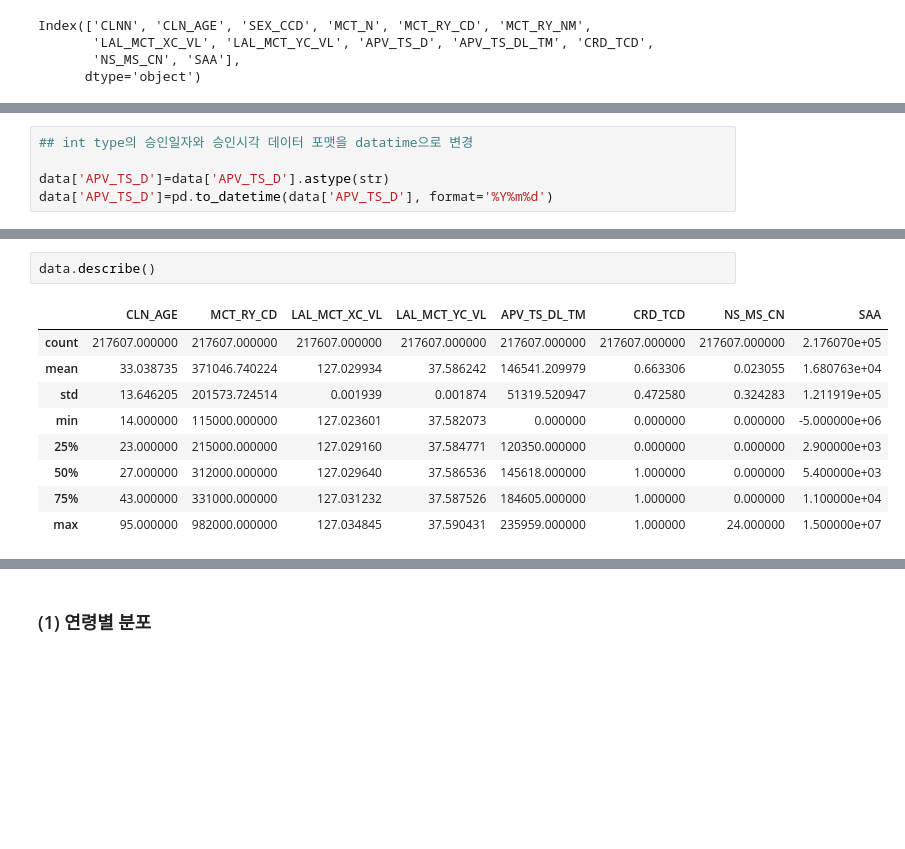
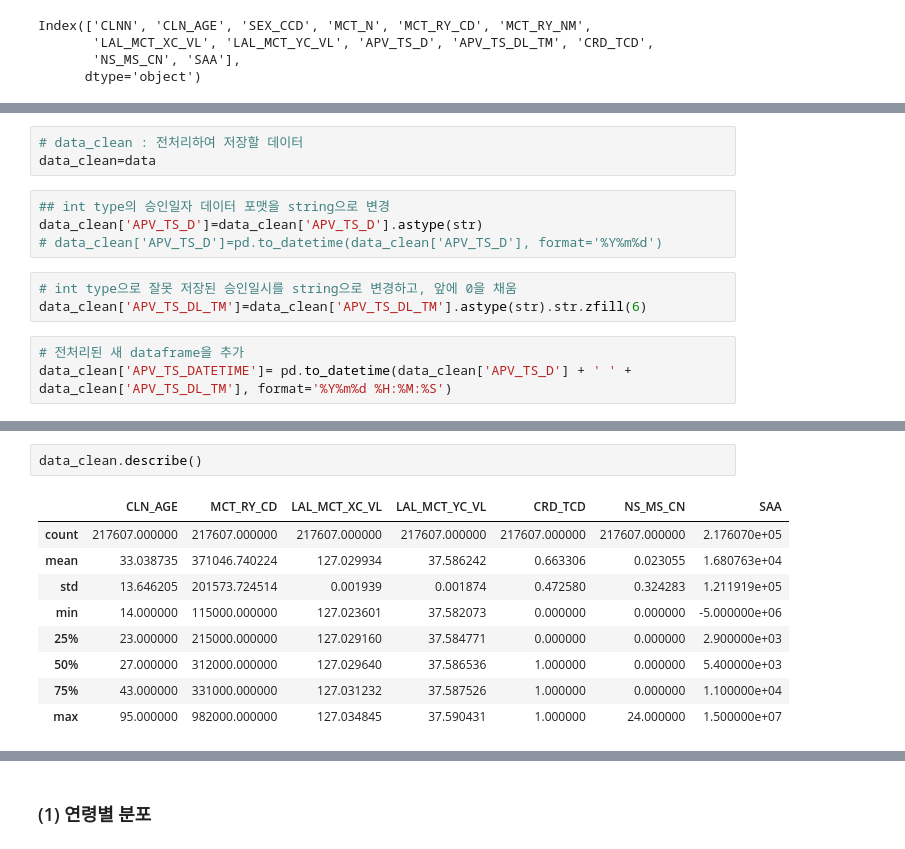
Before and after one commit to lain-02/aiproject, a Jupyter notebook: ai_project.ipynb, the cells around one changed output, grey strips where cells are left out. Cells and saved outputs as stored; diff of their text form; blank space fills up the shorter version.

```diff
--- a/ai_project.ipynb
+++ b/ai_project.ipynb
@@ -50,5 +82,13 @@ memory usage: 21.6+ MB
+# %%
+# data_clean : 전처리하여 저장할 데이터
+data_clean=data
 # %%
-## int type의 승인일자와 승인시각 데이터 포맷을 datatime으로 변경
-
-data['APV_TS_D']=data['APV_TS_D'].astype(str)
-data['APV_TS_D']=pd.to_datetime(data['APV_TS_D'], format='%Y%m%d')
+## int type의 승인일자 데이터 포맷을 string으로 변경
+data_clean['APV_TS_D']=data_clean['APV_TS_D'].astype(str)
+# data_clean['APV_TS_D']=pd.to_datetime(data_clean['APV_TS_D'], format='%Y%m%d')
+# %%
+# int type으로 잘못 저장된 승인일시를 string으로 변경하고, 앞에 0을 채움
+data_clean['APV_TS_DL_TM']=data_clean['APV_TS_DL_TM'].astype(str).str.zfill(6)
+# %%
+# 전처리된 새 dataframe을 추가
+data_clean['APV_TS_DATETIME']= pd.to_datetime(data_clean['APV_TS_D'] + ' ' + data_clean['APV_TS_DL_TM'], format='%Y%m%d %H:%M:%S')
@@ -55,15 +106,15 @@ data['APV_TS_D']=pd.to_datetime(data['APV_TS_D'], format='%Y%m%d')
 # %%
-data.describe()
+data_clean.describe()
 # %% [output]
-|  | CLN_AGE | MCT_RY_CD | LAL_MCT_XC_VL | LAL_MCT_YC_VL | APV_TS_DL_TM | CRD_TCD | NS_MS_CN | SAA |
-| count | 217607.000000 | 217607.000000 | 217607.000000 | 217607.000000 | 217607.000000 | 217607.000000 | 217607.000000 | 2.176070e+05 |
-| mean | 33.038735 | 371046.740224 | 127.029934 | 37.586242 | 146541.209979 | 0.663306 | 0.023055 | 1.680763e+04 |
-| std | 13.646205 | 201573.724514 | 0.001939 | 0.001874 | 51319.520947 | 0.472580 | 0.324283 | 1.211919e+05 |
-| min | 14.000000 | 115000.000000 | 127.023601 | 37.582073 | 0.000000 | 0.000000 | 0.000000 | -5.000000e+06 |
-| 25% | 23.000000 | 215000.000000 | 127.029160 | 37.584771 | 120350.000000 | 0.000000 | 0.000000 | 2.900000e+03 |
-| 50% | 27.000000 | 312000.000000 | 127.029640 | 37.586536 | 145618.000000 | 1.000000 | 0.000000 | 5.400000e+03 |
-| 75% | 43.000000 | 331000.000000 | 127.031232 | 37.587526 | 184605.000000 | 1.000000 | 0.000000 | 1.100000e+04 |
-| max | 95.000000 | 982000.000000 | 127.034845 | 37.590431 | 235959.000000 | 1.000000 | 24.000000 | 1.500000e+07 |
+|  | CLN_AGE | MCT_RY_CD | LAL_MCT_XC_VL | LAL_MCT_YC_VL | CRD_TCD | NS_MS_CN | SAA |
+| count | 217607.000000 | 217607.000000 | 217607.000000 | 217607.000000 | 217607.000000 | 217607.000000 | 2.176070e+05 |
+| mean | 33.038735 | 371046.740224 | 127.029934 | 37.586242 | 0.663306 | 0.023055 | 1.680763e+04 |
+| std | 13.646205 | 201573.724514 | 0.001939 | 0.001874 | 0.472580 | 0.324283 | 1.211919e+05 |
+| min | 14.000000 | 115000.000000 | 127.023601 | 37.582073 | 0.000000 | 0.000000 | -5.000000e+06 |
+| 25% | 23.000000 | 215000.000000 | 127.029160 | 37.584771 | 0.000000 | 0.000000 | 2.900000e+03 |
+| 50% | 27.000000 | 312000.000000 | 127.029640 | 37.586536 | 1.000000 | 0.000000 | 5.400000e+03 |
+| 75% | 43.000000 | 331000.000000 | 127.031232 | 37.587526 | 1.000000 | 0.000000 | 1.100000e+04 |
+| max | 95.000000 | 982000.000000 | 127.034845 | 37.590431 | 1.000000 | 24.000000 | 1.500000e+07 |
 # %%
 import matplotlib.pyplot as plt
 import seaborn as sns
```
Also changed, not shown: parts of 46 cells of this notebook.
